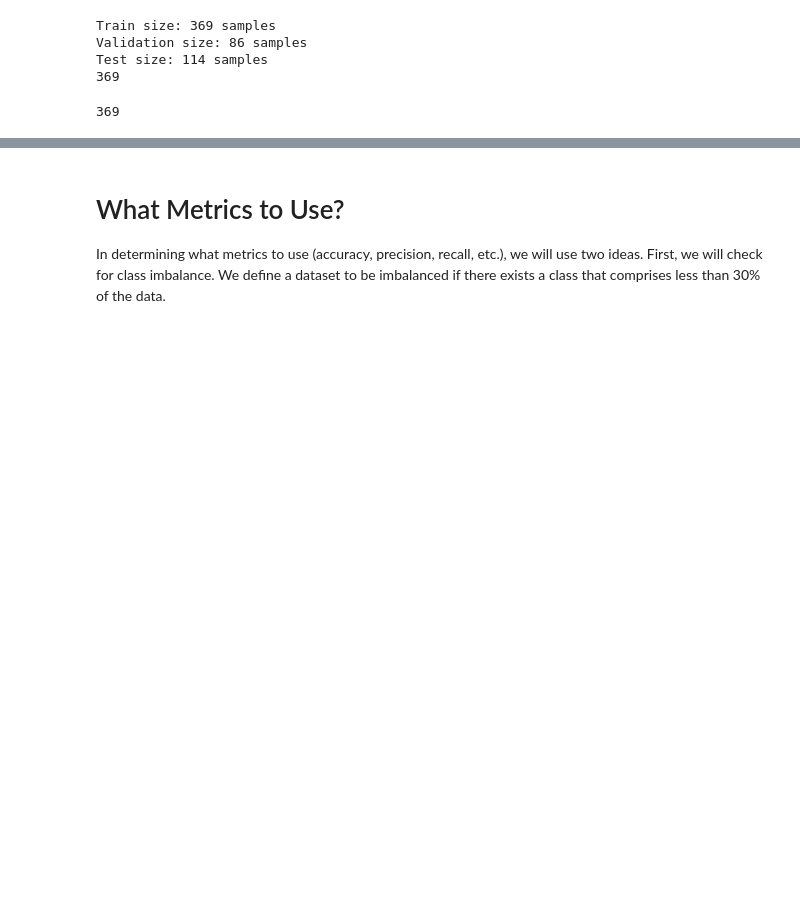
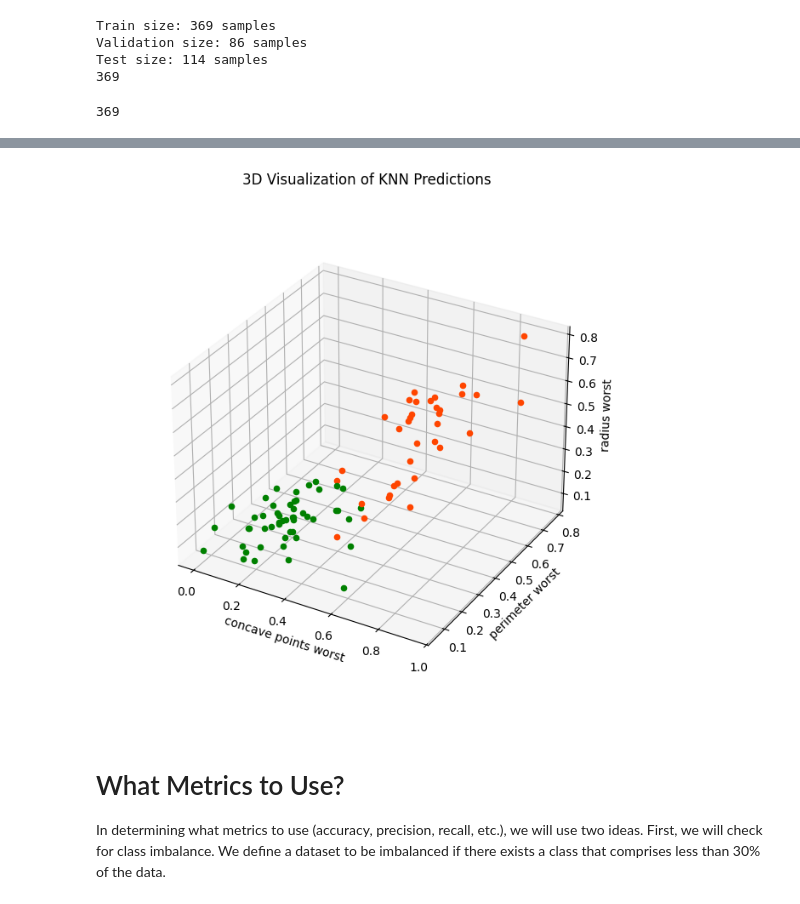
Before and after one commit to Avassophia/Tumor-Detection, a Jupyter notebook: tumor_classification.ipynb, the cells around one changed output, grey strips where cells are left out. Drawn from its saved outputs; the diff is of its cells as text; code cells hidden in the pictures; blank space fills up the shorter version.

```diff
--- a/tumor_classification.ipynb
+++ b/tumor_classification.ipynb
@@ -176,40 +178,42 @@ def knn(X_train, y_train, X_val, k,epsilon=1e-5):
         for dist,label in k_closest:
           weight=1/(epsilon+dist)
           weights[label]=weights.get(label,0)+weight
         chosen_class=max(weights,key=weights.get)
         assignments.append(chosen_class)
     return assignments
 
 
 
 def plot_classes(assignments,X_val):
   fig=plt.figure(figsize=(10,8))
   ax = fig.add_subplot(111, projection='3d')
   #create lists of the x,y, and z coordinates for easy plotting
   x=[]
   y=[]
   z=[]
-  for point in X_val.values:
-    x.append(point[0])
-    y.append(point[1])
-    z.append(point[2])
+  for i in range(len(X_val)):
+    x.append(X_val[i][0])
+    y.append(X_val[i][1])
+    z.append(X_val[i][2])
 
-  for i in range(len(X_val)):
+  for i in range(len(y_val)):
     if assignments[i]==0:
       color="green"
     else:
       color="orangered"
     ax.scatter(x[i],y[i],z[i],c=color)
   ax.set_xlabel('concave points worst')
   ax.set_ylabel('perimeter worst')
   ax.set_zlabel('radius worst')
   ax.set_title('3D Visualization of KNN Predictions')
   ax.set_box_aspect(None, zoom=0.85)
   plt.show()
 
 #run the KNN algorithm, and plot results
-#assignments=knn(X_train,y_train,X_val,3)
-#plot_classes(assignments,X_val)
+assignments=knn(X_train,y_train,X_val,3)
+plot_classes(assignments,X_val)
+# %% [output]
+[figure, added]
 # %% [markdown]
 # What Metrics to Use?
 
```
Also changed, not shown: parts of 5 cells of this notebook.
